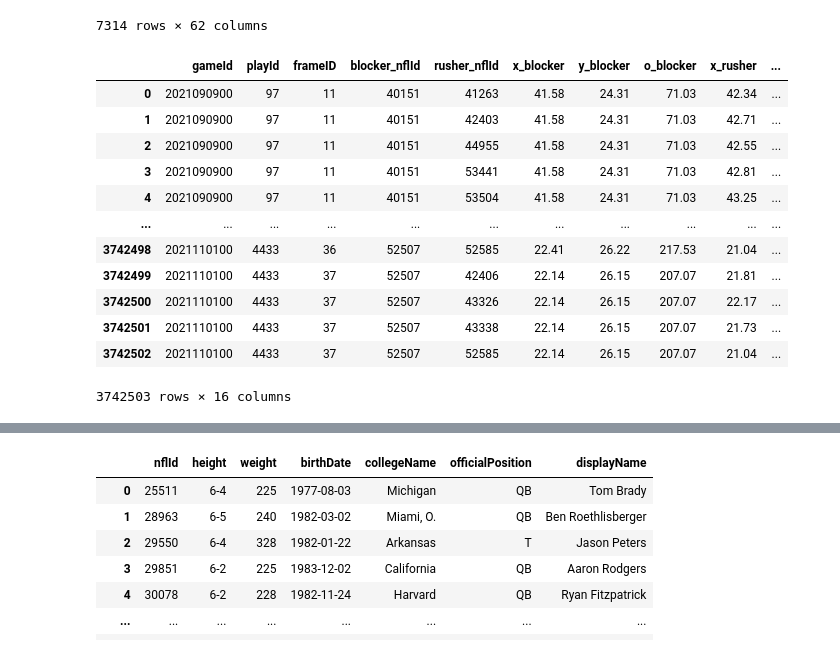
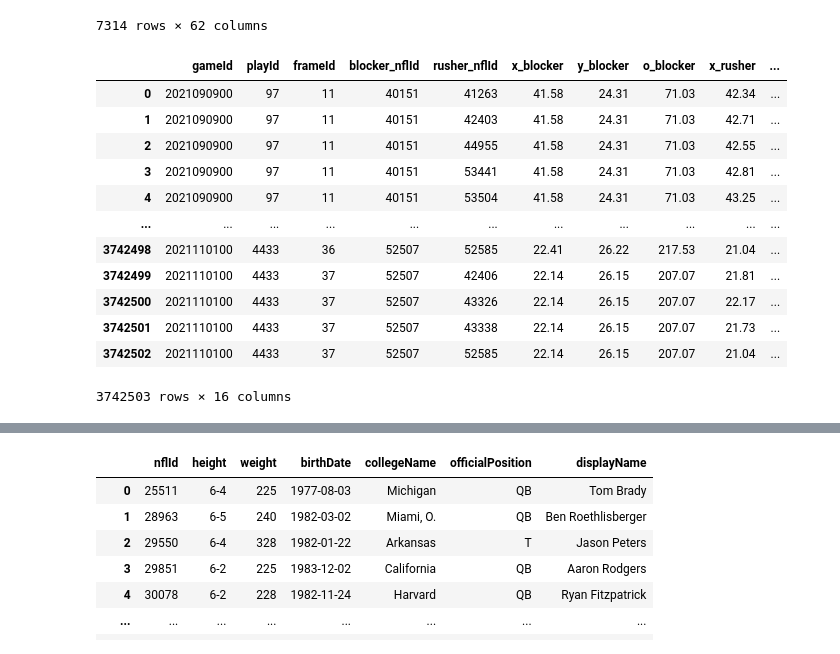
Before and after one commit to mouchatt6/BSA-Football-2026-Gravity-Metrics, a Jupyter notebook: Data Cleaning + Engineering/scripts/filter_and_calculate_matchups.ipynb, the cells around one changed output, grey strips where cells are left out. Drawn from its saved outputs; the diff is of its cells as text; code cells hidden in the pictures.

```diff
--- a/Data Cleaning + Engineering/scripts/filter_and_calculate_matchups.ipynb
+++ b/Data Cleaning + Engineering/scripts/filter_and_calculate_matchups.ipynb
@@ -11,6 +11,7 @@ import numpy as np
 # %%
 
 gravity_base = pd.read_csv("../outputs_csv/gravity_base.csv")
+gravity_base = gravity_base.rename(columns={'frameID': 'frameId'})
 # %%
 gravity_base['dropBackType'].value_counts()
 # %% [output]
@@ -53,24 +54,24 @@ penalty_flag                    1
 Name: count, dtype: int64
 # %%
 each_play = base_filtered.dropna(subset='event')
-each_play=each_play.drop_duplicates(subset=['gameId', 'playId', 'frameID'])
+each_play=each_play.drop_duplicates(subset=['gameId', 'playId', 'frameId'])
 
 # get the frames where the window ends. Window ends when a forward pass is thrown,
 # or when a QB gets sacked, or when a QB gets strip-sacked, or when a QB takes off to run.
 end_window_event = each_play[(each_play['event'] == 'pass_forward') | (each_play['event'] == 'qb_sack')
-| (each_play['event'] == 'qb_strip_sack') | (each_play['event'] == 'run')][['gameId', 'playId', 'frameID']]
-end_window_event = end_window_event.sort_values(by=['gameId', 'playId', 'frameID'])
+| (each_play['event'] == 'qb_strip_sack') | (each_play['event'] == 'run')][['gameId', 'playId', 'frameId']]
+end_window_event = end_window_event.sort_values(by=['gameId', 'playId', 'frameId'])
 end_window_event = end_window_event.drop_duplicates(subset=['gameId', 'playId'], keep='first')
 
 # get the frames where the ball is snapped
-ball_snaps = each_play[each_play['event'] == 'ball_snap'][['gameId', 'playId','frameID']]
+ball_snaps = each_play[each_play['event'] == 'ball_snap'][['gameId', 'playId','frameId']]
 ball_snaps = ball_snaps.drop_duplicates(subset=['gameId', 'playId'], keep='first')
 
 # get all plays where a ball_snapped frame and an end_window frame exists
 each_play=each_play.merge(end_window_event[['gameId','playId']], on=['gameId','playId'],how='inner')
 each_play=each_play.merge(ball_snaps[['gameId','playId']], on=['gameId','playId'],how='inner')
 merged_temp = pd.concat([end_window_event, ball_snaps])
-each_play=each_play.merge(merged_temp[['gameId','playId','frameID']], on=['gameId','playId','frameID'], how='inner')
+each_play=each_play.merge(merged_temp[['gameId','playId','frameId']], on=['gameId','playId','frameId'], how='inner')
 # %%
 # confirm that each play has two frames: a ball_snap frame and an end_window frame
 value_counts = each_play.groupby(['gameId','playId'])['event'].count()
@@ -80,11 +81,13 @@ event
 2    7386
 Name: count, dtype: int64
 # %%
+# add the frameId of the ball_snap and end_window events to each_play
+
 temp = base_filtered.merge(each_play[['gameId','playId']].drop_duplicates(), on=['gameId','playId'], how='inner')
 ball_snaps = each_play[each_play['event'] == 'ball_snap']
-ball_snaps['frameIdBallSnap'] = ball_snaps['frameID']
+ball_snaps['frameIdBallSnap'] = ball_snaps['frameId']
 end_window_event = each_play[each_play['event'] != 'ball_snap']
-end_window_event['frameIdEndWindow'] = end_window_event['frameID']
+end_window_event['frameIdEndWindow'] = end_window_event['frameId']
 temp = temp.merge(ball_snaps[['gameId','playId','frameIdBallSnap']], on=['gameId','playId'], how='inner')
 temp = temp.merge(end_window_event[['gameId','playId','frameIdEndWindow']], on=['gameId','playId'], how='inner')
 # %%
@@ -95,7 +98,7 @@ temp["first_frame_tt_exceeds_3_0"] = temp["frameIdBallSnap"] + 31
 # --------------------------------------------------
 GAME_COL = "gameId"
 PLAY_COL = "playId"
-FRAME_COL = "frameID"
+FRAME_COL = "frameId"
 EVENT_COL = "event"
 POSITION_COL = "pff_positionLinedUp"
 Y_COL = "y"
@@ -389,11 +395,11 @@ pass_rushers = filtered_df[filtered_df['pff_role'] == 'Pass Rush']
 # calculate weighted distances
 
 blockers = pass_blockers[
-    ['gameId', 'playId', 'frameID', 'nflId', 'x', 'y', 'o']
+    ['gameId', 'playId', 'frameId', 'nflId', 'x', 'y', 'o']
 ].copy()
 
 rushers = pass_rushers[
-    ['gameId', 'playId', 'frameID', 'nflId', 'x', 'y']
+    ['gameId', 'playId', 'frameId', 'nflId', 'x', 'y']
 ].copy()
 
 blockers = blockers.rename(columns={
@@ -412,7 +418,7 @@ rushers = rushers.rename(columns={
 # Every blocker paired with every rusher in the same frame
 blocker_rusher_pairs = blockers.merge(
     rushers,
-    on=['gameId', 'playId', 'frameID'],
+    on=['gameId', 'playId', 'frameId'],
     how='inner'
 )
 
@@ -453,35 +459,35 @@ blocker_rusher_pairs['uy_to_rusher'] = np.where(
 blocker_rusher_pairs['cos_theta'] = (
     blocker_rusher_pairs['ux_blocker'] * blocker_rusher_pairs['ux_to_rusher']
     + blocker_rusher_pairs['uy_blocker'] * blocker_rusher_pairs['uy_to_rusher']
 ).clip(-1, 1)
 
 # Optional: recover theta in degrees
 blocker_rusher_pairs['theta_deg'] = np.degrees(
     np.arccos(blocker_rusher_pairs['cos_theta'])
 )
 
 # Weighted distance
 blocker_rusher_pairs['weighted_distance'] = np.where(
     blocker_rusher_pairs['cos_theta'] > 0,
     blocker_rusher_pairs['actual_distance'] / blocker_rusher_pairs['cos_theta'],
     np.inf
 )
 
 # Optional final column selection
 blocker_rusher_pairs = blocker_rusher_pairs[
     [
-        'gameId', 'playId', 'frameID',
+        'gameId', 'playId', 'frameId',
         'blocker_nflId', 'rusher_nflId',
         'x_blocker', 'y_blocker', 'o_blocker',
         'x_rusher', 'y_rusher',
         'dx', 'dy',
         'actual_distance', 'cos_theta', 'theta_deg', 'weighted_distance'
     ]
 ].copy()
 
 blocker_rusher_pairs
 # %% [output]
-|  | gameId | playId | frameID | blocker_nflId | rusher_nflId | x_blocker | y_blocker | o_blocker | x_rusher | ... |
+|  | gameId | playId | frameId | blocker_nflId | rusher_nflId | x_blocker | y_blocker | o_blocker | x_rusher | ... |
 | 0 | 2021090900 | 97 | 11 | 40151 | 41263 | 41.58 | 24.31 | 71.03 | 42.34 | ... |
 | 1 | 2021090900 | 97 | 11 | 40151 | 42403 | 41.58 | 24.31 | 71.03 | 42.71 | ... |
 | 2 | 2021090900 | 97 | 11 | 40151 | 44955 | 41.58 | 24.31 | 71.03 | 42.55 | ... |
```
Also changed, not shown: parts of 23 cells of this notebook, 3 other files.
